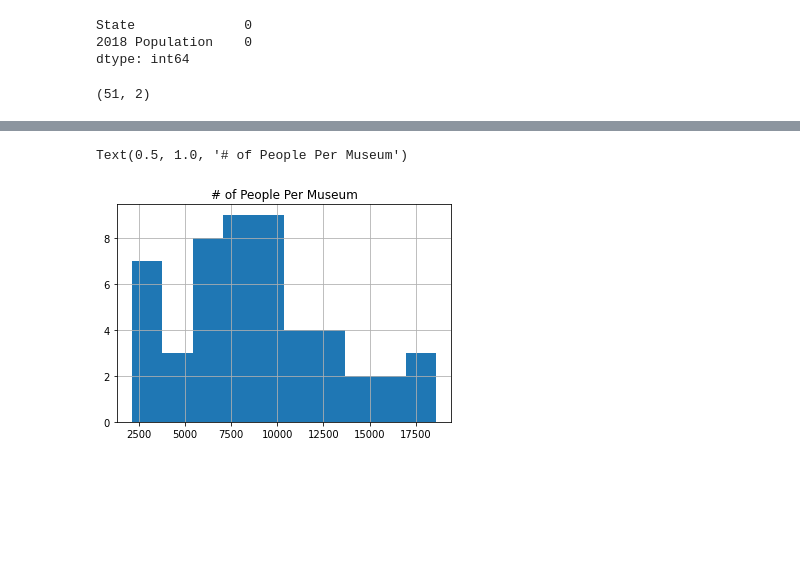
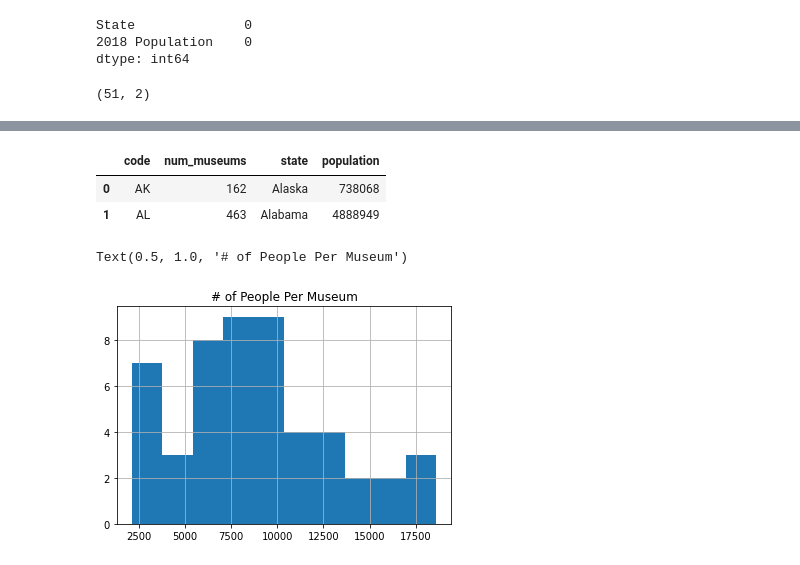
Before and after one commit to scaress21/dashboards, a Jupyter notebook: museums/code/01_Cleaning_and_EDA_(Museums).ipynb, the cells around one changed output, grey strips where cells are left out. Cells and saved outputs as stored; diff of their text form; code cells hidden in the pictures; blank space fills up the shorter version.

```diff
--- a/museums/code/01_Cleaning_and_EDA_(Museums).ipynb
+++ b/museums/code/01_Cleaning_and_EDA_(Museums).ipynb
@@ -356,7 +356,7 @@ dict_state = {
 # %%
 mu['full_state'] = mu['state'].apply(lambda x: dict_state[x])
 # %%
-state_count = mu.groupby('full_state')[['museum_id']].count().sort_values('full_state', ascending=True).reset_index()
+state_count = mu.groupby('state')[['museum_id']].count().sort_values('state', ascending=True).reset_index()
 # %%
 state_count.shape
 # %% [output]
@@ -364,3 +384,5 @@ state_count.shape
+# %%
+state_count['full_state'] = state_count['state'].apply(lambda x: dict_state[x])
 # %%
 state_count = pd.merge(state_count,
                        pop,
@@ -375,6 +399,12 @@ new_col_3 = {'State' : 'state',
                'museum_id' : 'num_museums'}
 # %%
 state_count.rename(columns = new_col_3, inplace=True)
+# %%
+state_count.head(2)
+# %% [output]
+|  | code | num_museums | state | population |
+| 0 | AK | 162 | Alaska | 738068 |
+| 1 | AL | 463 | Alabama | 4888949 |
 # %%
 state_count['per_museum'] = state_count['population'] / state_count['num_museums']
 # %%
```
Also changed, not shown: parts of 7 cells of this notebook, 2 other files.
